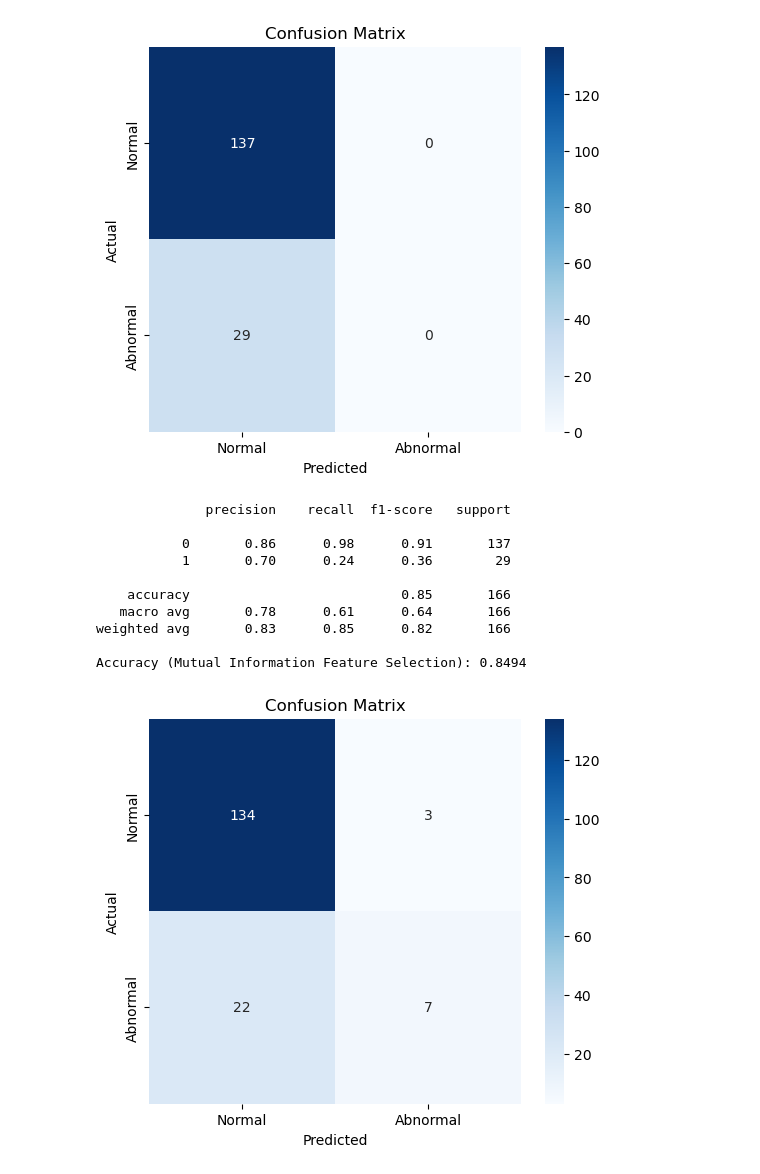
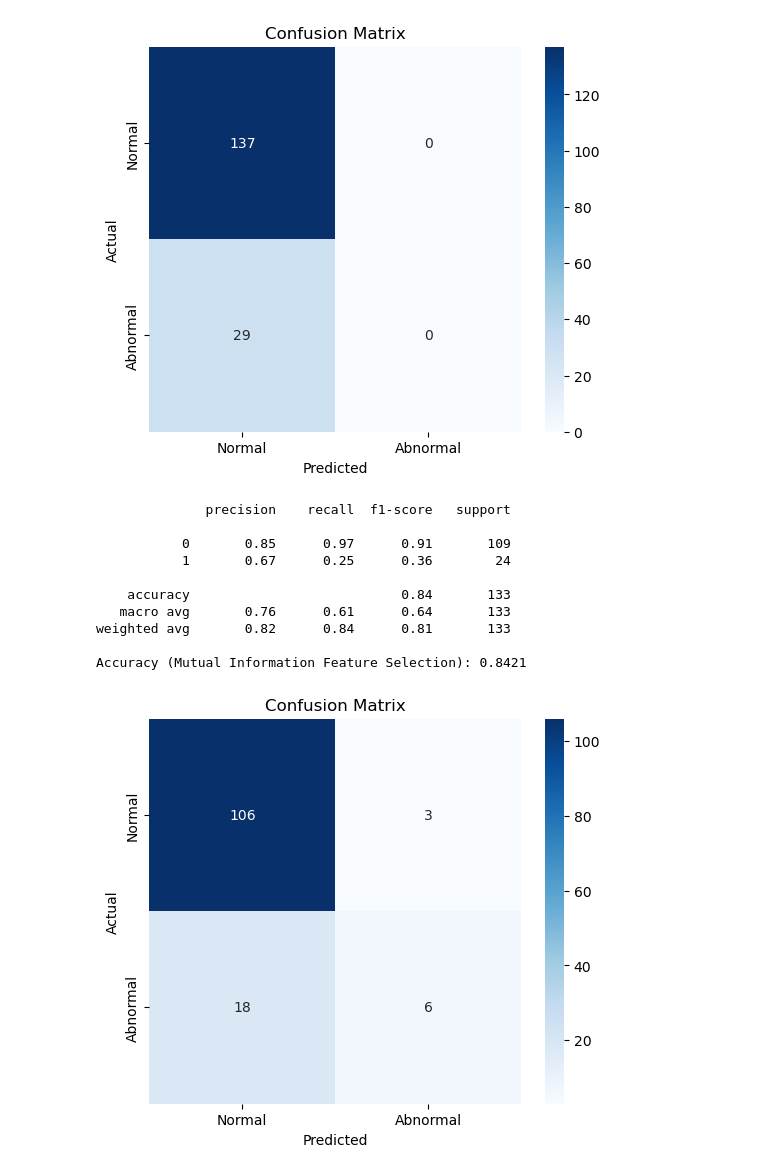
Before and after one commit to A-Bosselaar/TM10007-Machine-Learning-assignment, a Jupyter notebook: feature_selection_options.ipynb, the cells around one changed output. Cells and saved outputs as stored; diff of their text form; code cells hidden in the pictures.

Commit message:
Made a neater version of performed feature selection methods

```diff
--- a/feature_selection_options.ipynb
+++ b/feature_selection_options.ipynb
@@ -37,10 +37,13 @@ y = data.iloc[:, -1].values   # Labels (0 = Normal, 1 = Abnormal)
 # Stratified Train-Test Split
 X_train, X_test, y_train, y_test = train_test_split(X, y, test_size=0.2, random_state=42, stratify=y)
 
+# Split the training set into training and validation sets
+X_train, X_val, y_train, y_val = train_test_split(X_train, y_train, test_size=0.2, stratify=y_train, random_state=42)
+
 # Standardize Data
 scaler = StandardScaler()
 X_train_scaled = scaler.fit_transform(X_train)
-X_test_scaled = scaler.transform(X_test)
+X_val_scaled = scaler.transform(X_val)
 # %%
 # Compute a default Random Forest without any Feature Selection
 
@@ -86,47 +89,47 @@ Accuracy (No Feature Selection): 0.8253
 import numpy as np
 import matplotlib.pyplot as plt
 import seaborn as sns
 from sklearn.feature_selection import mutual_info_classif
 from sklearn.ensemble import RandomForestClassifier
-from sklearn.metrics import accuracy_score, confusion_matrix
+from sklearn.metrics import accuracy_score, classification_report, confusion_matrix
 
 # Select Features using Mutual Information
 mi_scores = mutual_info_classif(X_train_scaled, y_train)
-mi_feature_indices = np.argsort(mi_scores)[-100:]  # Select top 100 features
+mi_feature_indices = np.argsort(mi_scores)[-2100:]  # Select top 100 features
 X_train_mi = X_train_scaled[:, mi_feature_indices]
-X_test_mi = X_test_scaled[:, mi_feature_indices]
+X_val_mi = X_val_scaled[:, mi_feature_indices]
 
 # Train Random Forest with Selected Features
 rf_mi = RandomForestClassifier(random_state=42)
 rf_mi.fit(X_train_mi, y_train)
-y_pred_mi = rf_mi.predict(X_test_mi)
+y_pred_mi = rf_mi.predict(X_val_mi)
 
 # Compute Accuracy, classification report & Confusion Matrix
-accuracy_mi = accuracy_score(y_test, y_pred_mi)
-print(classification_report(y_test, y_pred_mi))
-cm_mi = confusion_matrix(y_test, y_pred_mi)
+accuracy_mi = accuracy_score(y_val, y_pred_mi)
+print(classification_report(y_val, y_pred_mi))
+cm_mi = confusion_matrix(y_val, y_pred_mi)
 
 print(f"Accuracy (Mutual Information Feature Selection): {accuracy_mi:.4f}")
 
 # Plot confusion matrix
 plt.figure(figsize=(6, 5))
 sns.heatmap(cm_mi, annot=True, fmt='d', cmap='Blues', xticklabels=["Normal", "Abnormal"], yticklabels=["Normal", "Abnormal"])
 plt.xlabel("Predicted")
 plt.ylabel("Actual")
 plt.title("Confusion Matrix")
 plt.show()
 # %% [output]
               precision    recall  f1-score   support
 
-           0       0.86      0.98      0.91       137
-           1       0.70      0.24      0.36        29
+           0       0.85      0.97      0.91       109
+           1       0.67      0.25      0.36        24
 
-    accuracy                           0.85       166
-   macro avg       0.78      0.61      0.64       166
-weighted avg       0.83      0.85      0.82       166
+    accuracy                           0.84       133
+   macro avg       0.76      0.61      0.64       133
+weighted avg       0.82      0.84      0.81       133
 
-Accuracy (Mutual Information Feature Selection): 0.8494
+Accuracy (Mutual Information Feature Selection): 0.8421
-[figure, old version]
+[figure, new version]
 # %%
 # Feature selection using Genetic Algorithm
 
```
Also changed, not shown: parts of 3 cells of this notebook.
